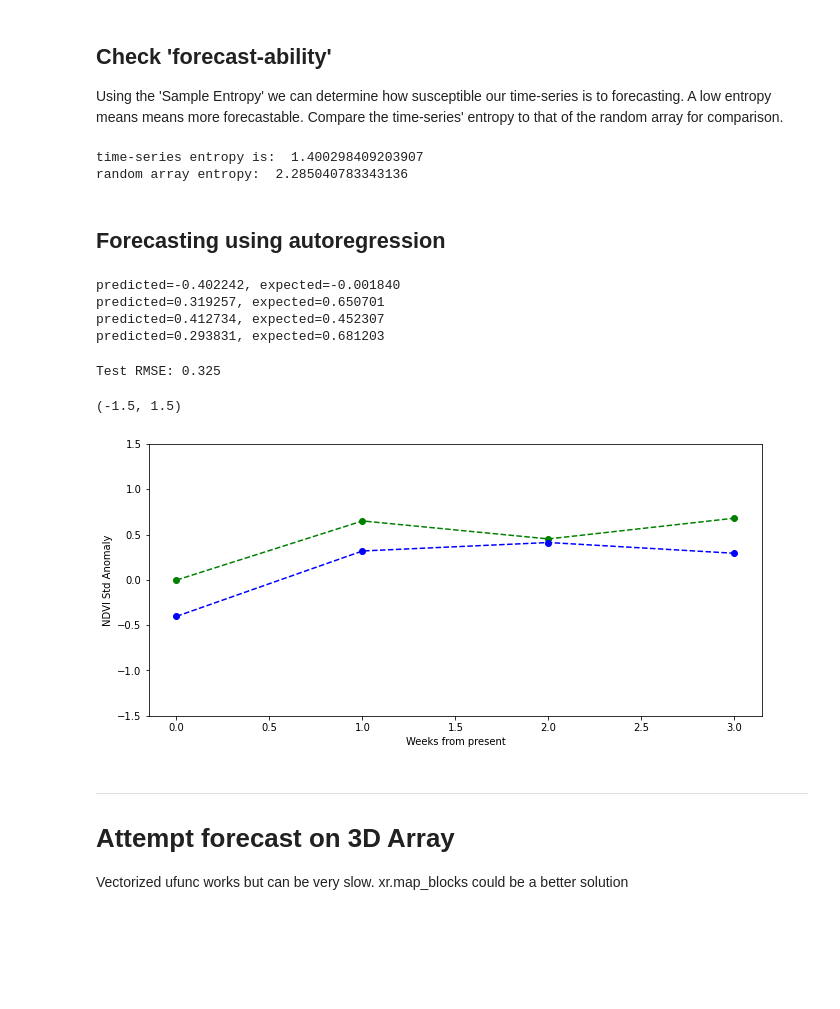
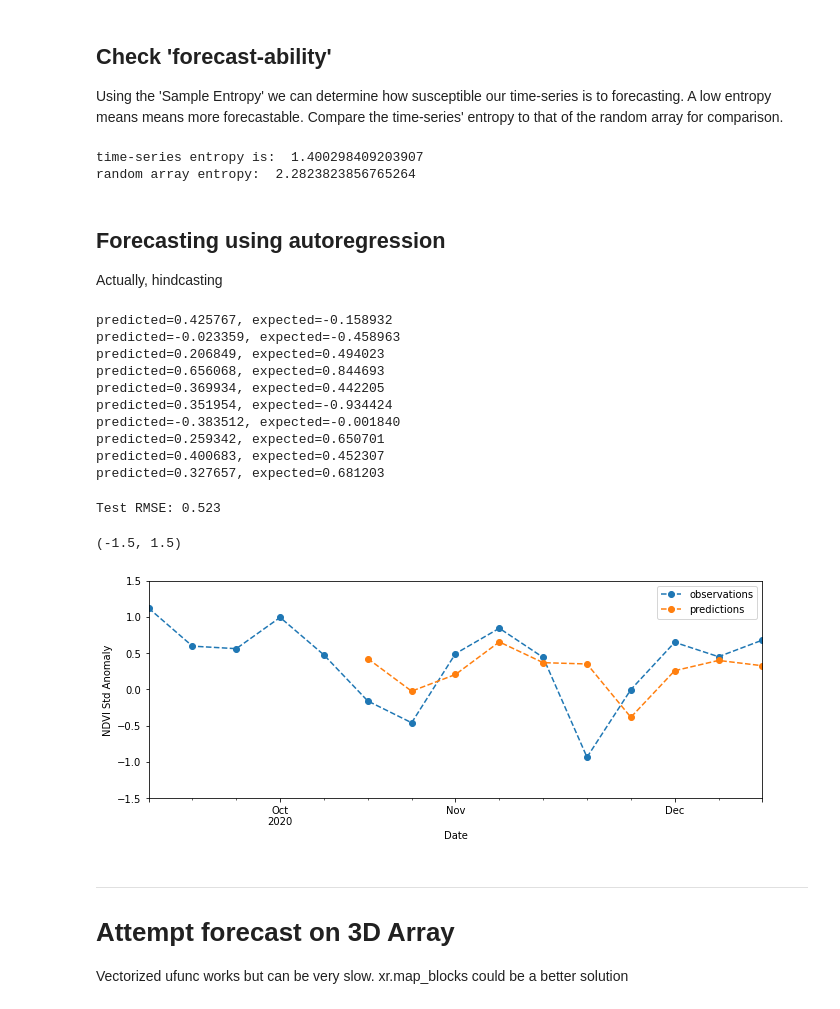
Before and after one commit to cbur24/vegetation_forecasts, a Jupyter notebook: Vegetation_forecasts_autoregression_1D.ipynb, the cells around one changed output. Saved outputs shown, nothing was run; the diff lists cells and outputs as text; code cells hidden in the pictures; blank space fills up the shorter version.

```diff
--- a/Vegetation_forecasts_autoregression_1D.ipynb
+++ b/Vegetation_forecasts_autoregression_1D.ipynb
@@ -130,7 +130,7 @@ array([[[        nan,         nan,         nan, ...,         nan,
 zonal_mean = stand_anomalies.mean(['x','y'])
 
 #convert to a pandas dataframe
-df = zonal_mean.drop('spatial_ref').drop('month').to_dataframe(name='stand_anomalies').dropna()
+df = zonal_mean.drop('spatial_ref').drop('month').to_dataframe(name='observations').dropna()
 
 df.plot(figsize=(11,4));
 # %% [output]
@@ -208,12 +208,14 @@ print("time-series entropy is: " , SampEn(df.values, m=2, r=0.2*np.std(df.values
 print('random array entropy: ', SampEn(random_arr, m=2, r=0.2*np.std(random_arr)))
 # %% [output]
 time-series entropy is:  1.400298409203907
-random array entropy:  2.285040783343136
+random array entropy:  2.2823823856765264
 # %% [markdown]
 ## Forecasting using autoregression
+
+Actually, hindcasting
 # %%
-test_length = 4
-lag = 50
+test_length = 10
+lag = 52
 # %%
 # create and evaluate an updated autoregressive model
 # split dataset
@@ -242,26 +244,34 @@ for t in range(len(test)):
 	history.append(obs)
 	print('predicted=%f, expected=%f' % (yhat, obs))
 # %% [output]
-predicted=-0.402242, expected=-0.001840
-predicted=0.319257, expected=0.650701
-predicted=0.412734, expected=0.452307
-predicted=0.293831, expected=0.681203
+predicted=0.425767, expected=-0.158932
+predicted=-0.023359, expected=-0.458963
+predicted=0.206849, expected=0.494023
+predicted=0.656068, expected=0.844693
+predicted=0.369934, expected=0.442205
+predicted=0.351954, expected=-0.934424
+predicted=-0.383512, expected=-0.001840
+predicted=0.259342, expected=0.650701
+predicted=0.400683, expected=0.452307
+predicted=0.327657, expected=0.681203
 # %%
+#print the averge error
 rmse = sqrt(mean_squared_error(test, predictions))
 print('Test RMSE: %.3f' % rmse)
 
-# plot
-fig=plt.figure(figsize=(11,5))
-# ax = df.plot(figsize=(11,5))
-plt.plot(test, color='green', linestyle='dashed', marker='o')
-plt.plot(predictions,color='blue', linestyle='dashed', marker='o')
-plt.xlabel('Weeks from present')
+#add results to dataframe
+pred=pd.DataFrame({'predictions':np.array(predictions).squeeze()}).set_index(df.tail(test_length).index)
+df_result=pd.concat([df,pred], axis=1, ignore_index=True).rename({0:'observations',1:'predictions'}, axis=1)
+
+#plot
+df_result.tail(test_length+5).plot(figsize=(11,4), linestyle='dashed', marker='o')
+plt.xlabel('Date')
 plt.ylabel('NDVI Std Anomaly')
 plt.ylim(-1.5,1.5)
 # %% [output]
-Test RMSE: 0.325
+Test RMSE: 0.523
 (-1.5, 1.5)
-[figure, old version]
+[figure, new version]
 # %% [markdown]
 ---
 
```
Also changed, not shown: parts of 10 cells of this notebook, 1 other file.
